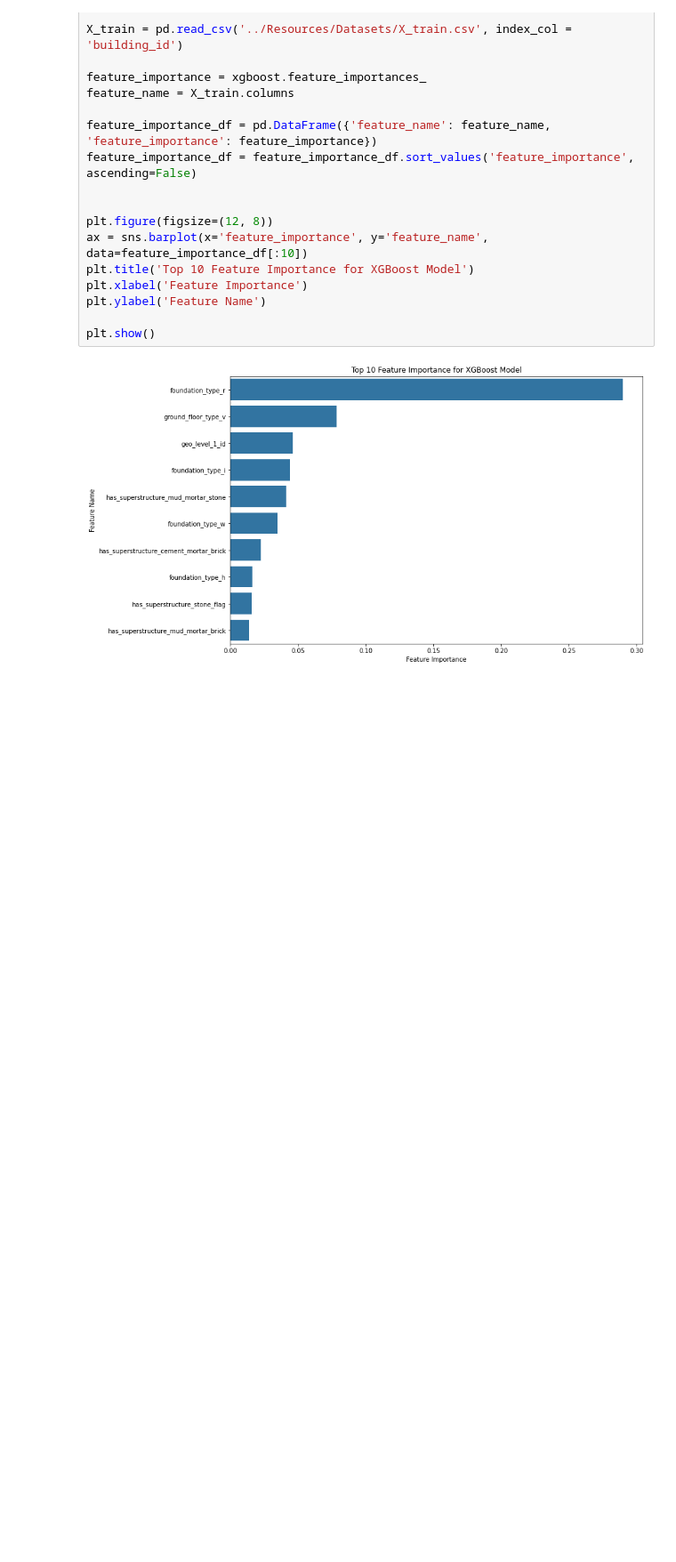
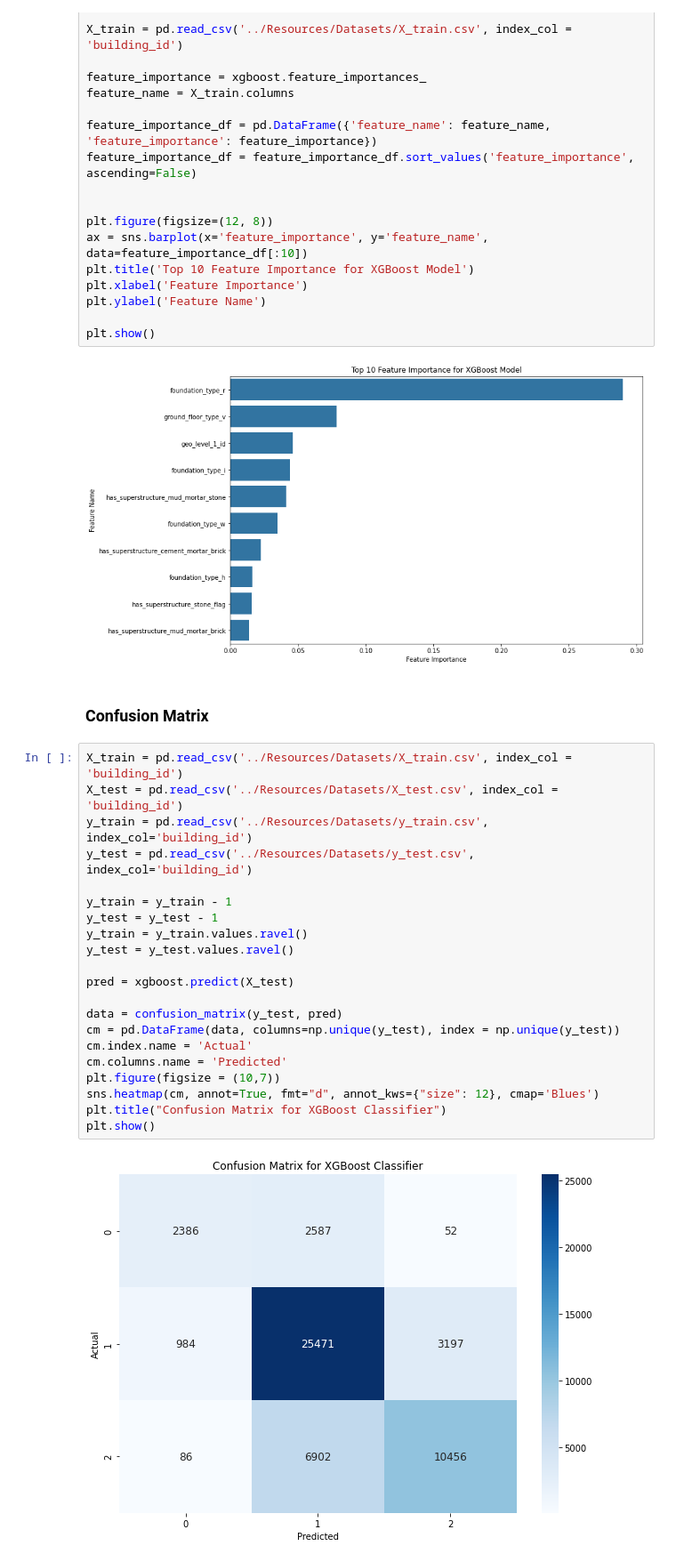
Before and after one commit to ReiannaLiu/Modeling-Earthquake-Damage, a Jupyter notebook: Modeling/model_eval.ipynb, the cells around one changed output. Shown at 89% size. Cells and saved outputs as stored; diff of their text form; blank space fills up the shorter version.

```diff
--- a/Modeling/model_eval.ipynb
+++ b/Modeling/model_eval.ipynb
@@ -57,3 +59,28 @@ plt.ylabel('Feature Name')
 plt.show()
 # %% [output]
 [figure]
+# %% [markdown]
+### Confusion Matrix
+# %%
+X_train = pd.read_csv('../Resources/Datasets/X_train.csv', index_col = 'building_id')
+X_test = pd.read_csv('../Resources/Datasets/X_test.csv', index_col = 'building_id')
+y_train = pd.read_csv('../Resources/Datasets/y_train.csv', index_col='building_id')
+y_test = pd.read_csv('../Resources/Datasets/y_test.csv', index_col='building_id')
+
+y_train = y_train - 1
+y_test = y_test - 1
+y_train = y_train.values.ravel()
+y_test = y_test.values.ravel()
+
+pred = xgboost.predict(X_test)
+
+data = confusion_matrix(y_test, pred)
+cm = pd.DataFrame(data, columns=np.unique(y_test), index = np.unique(y_test))
+cm.index.name = 'Actual'
+cm.columns.name = 'Predicted'
+plt.figure(figsize = (10,7))
+sns.heatmap(cm, annot=True, fmt="d", annot_kws={"size": 12}, cmap='Blues')
+plt.title("Confusion Matrix for XGBoost Classifier")
+plt.show()
+# %% [output]
+[figure, added]
```
Also changed, not shown: parts of 1 cell of this notebook.
